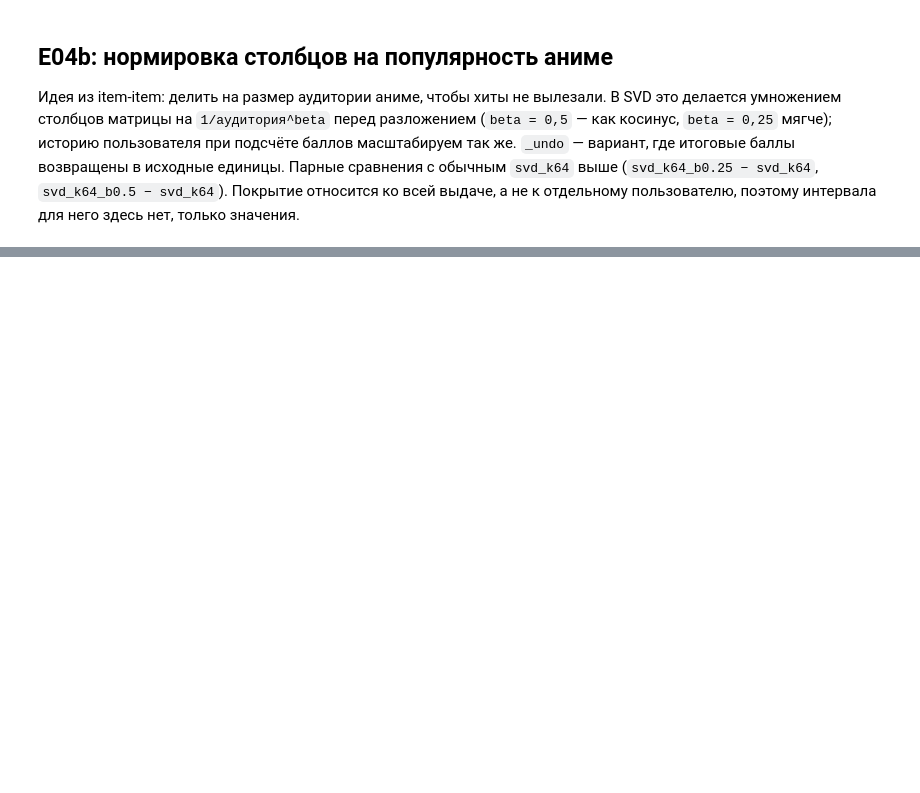
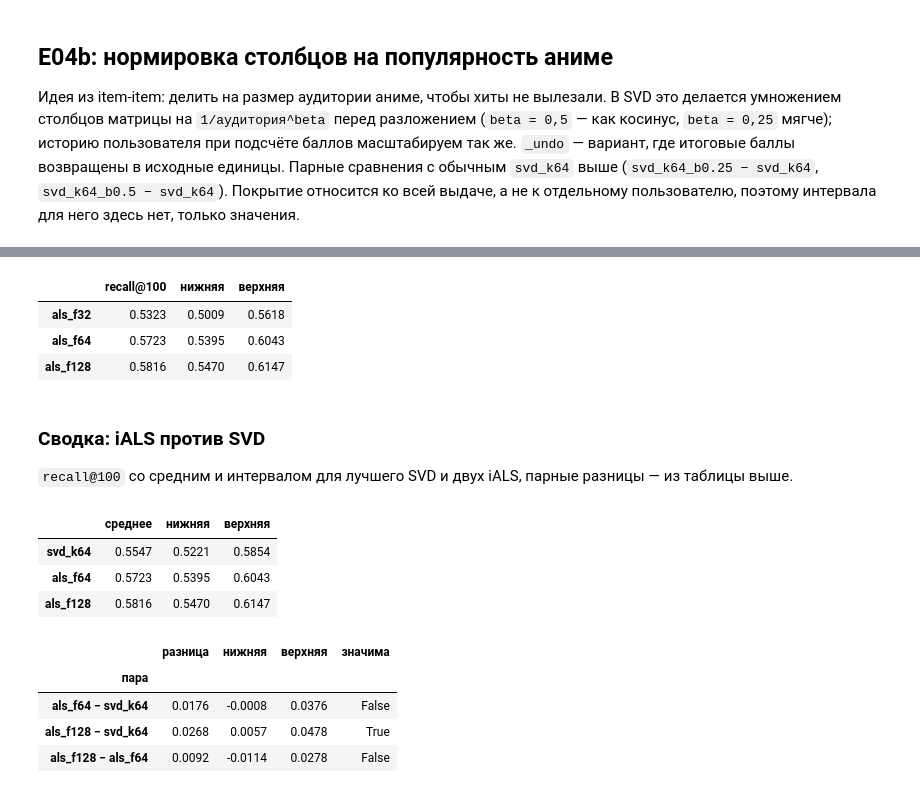
Before and after one commit to aka-iriska/anime-recsys, a Jupyter notebook: notebooks/04_retrieval_comparison.ipynb, the cells around one changed output, grey strips where cells are left out. Saved outputs shown, nothing was run; the diff lists cells and outputs as text; code cells hidden in the pictures; blank space fills up the shorter version.

```diff
--- a/notebooks/04_retrieval_comparison.ipynb
+++ b/notebooks/04_retrieval_comparison.ipynb
@@ -203,0 +320,34 @@ iALS (неявный ALS, `packages/training/src/training/retrieval/als.py`): п
+# %%
+factor_rows = {}
+for factors in (32, 64, 128):
+    # обучение и метрики по каждому val-пользователю
+    candidate = als.fit_als(confidence, factors)
+    ranker = als.make_als_ranker(candidate, item_ids, histories)
+    values = protocol.evaluate_per_user(ranker, cases, catalog)["recall@100"].to_numpy()
+    low, high = stats.bootstrap_ci(values)
+    factor_rows[f"als_f{factors}"] = {"recall@100": values.mean(), "нижняя": low, "верхняя": high}
+pd.DataFrame(factor_rows).T.round(4)
+# %% [output]
+|  | recall@100 | нижняя | верхняя |
+| als_f32 | 0.5323 | 0.5009 | 0.5618 |
+| als_f64 | 0.5723 | 0.5395 | 0.6043 |
+| als_f128 | 0.5816 | 0.5470 | 0.6147 |
+# %% [markdown]
+### Сводка: iALS против SVD
+
+`recall@100` со средним и интервалом для лучшего SVD и двух iALS, парные разницы — из таблицы выше.
+# %%
+als_rows = ["svd_k64", "als_f64", "als_f128"]
+als_pairs = ["als_f64 − svd_k64", "als_f128 − svd_k64", "als_f128 − als_f64"]
+display(recall100.loc[als_rows].round(4))
+paired_table("recall@100").loc[als_pairs].round(4)
+# %% [output]
+|  | среднее | нижняя | верхняя |
+| svd_k64 | 0.5547 | 0.5221 | 0.5854 |
+| als_f64 | 0.5723 | 0.5395 | 0.6043 |
+| als_f128 | 0.5816 | 0.5470 | 0.6147 |
+|  | разница | нижняя | верхняя | значима |
+| пара |  |  |  |  |
+| als_f64 − svd_k64 | 0.0176 | -0.0008 | 0.0376 | False |
+| als_f128 − svd_k64 | 0.0268 | 0.0057 | 0.0478 | True |
+| als_f128 − als_f64 | 0.0092 | -0.0114 | 0.0278 | False |
```
Also changed, not shown: parts of 22 cells of this notebook, 2 other files.
